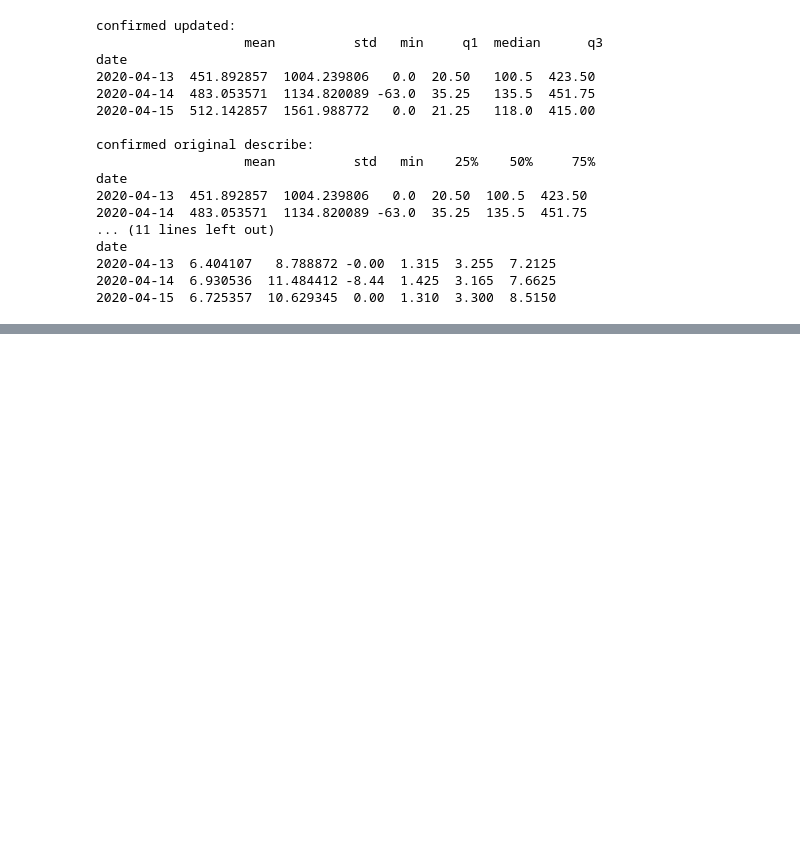
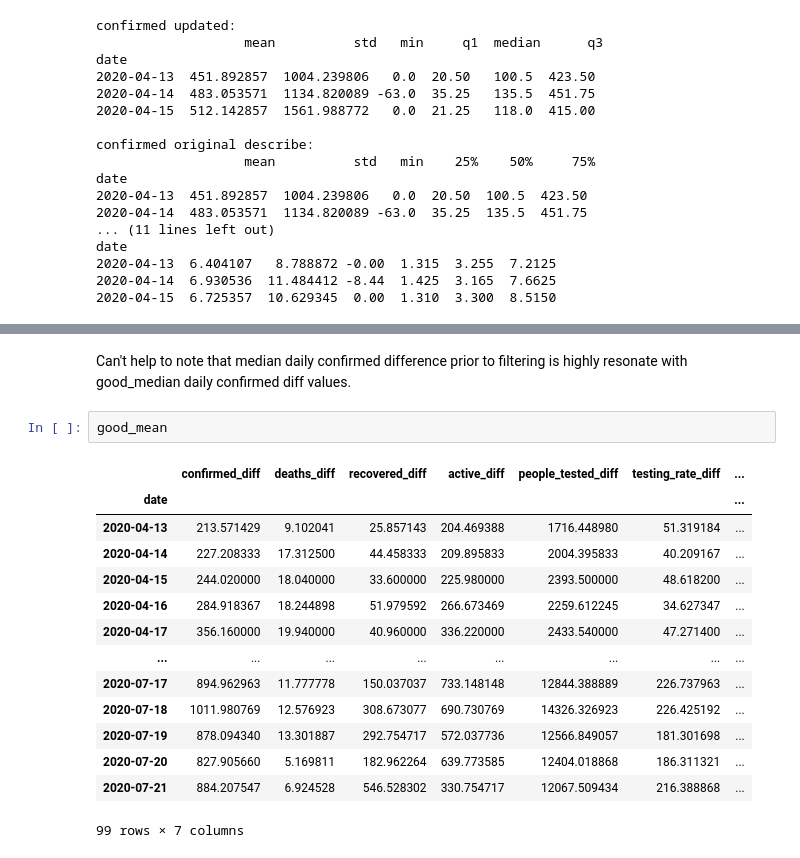
Before and after one commit to jungsNN/covid19-forecast, a Jupyter notebook: rough_draft3.ipynb, the cells around one changed output, grey strips where cells are left out. Drawn from its saved outputs; the diff is of its cells as text; blank space fills up the shorter version.

```diff
--- a/rough_draft3.ipynb
+++ b/rough_draft3.ipynb
@@ -637,0 +702,21 @@ uniq_states = set(midx[0] for midx in state_ts.index)
+# %% [markdown]
+<p>
+    Can't help to note that median daily confirmed difference prior to filtering is
+    highly resonate with good_median daily confirmed diff values.
+# %%
+good_mean
+# %% [output]
+|  | confirmed_diff | deaths_diff | recovered_diff | active_diff | people_tested_diff | testing_rate_diff | ... |
+| date |  |  |  |  |  |  | ... |
+| 2020-04-13 | 213.571429 | 9.102041 | 25.857143 | 204.469388 | 1716.448980 | 51.319184 | ... |
+| 2020-04-14 | 227.208333 | 17.312500 | 44.458333 | 209.895833 | 2004.395833 | 40.209167 | ... |
+| 2020-04-15 | 244.020000 | 18.040000 | 33.600000 | 225.980000 | 2393.500000 | 48.618200 | ... |
+| 2020-04-16 | 284.918367 | 18.244898 | 51.979592 | 266.673469 | 2259.612245 | 34.627347 | ... |
+| 2020-04-17 | 356.160000 | 19.940000 | 40.960000 | 336.220000 | 2433.540000 | 47.271400 | ... |
+| ... | ... | ... | ... | ... | ... | ... | ... |
+| 2020-07-17 | 894.962963 | 11.777778 | 150.037037 | 733.148148 | 12844.388889 | 226.737963 | ... |
+| 2020-07-18 | 1011.980769 | 12.576923 | 308.673077 | 690.730769 | 14326.326923 | 226.425192 | ... |
+| 2020-07-19 | 878.094340 | 13.301887 | 292.754717 | 572.037736 | 12566.849057 | 181.301698 | ... |
+| 2020-07-20 | 827.905660 | 5.169811 | 182.962264 | 639.773585 | 12404.018868 | 186.311321 | ... |
+| 2020-07-21 | 884.207547 | 6.924528 | 546.528302 | 330.754717 | 12067.509434 | 216.388868 | ... |
+99 rows × 7 columns
```
Also changed, not shown: parts of 33 cells of this notebook.
